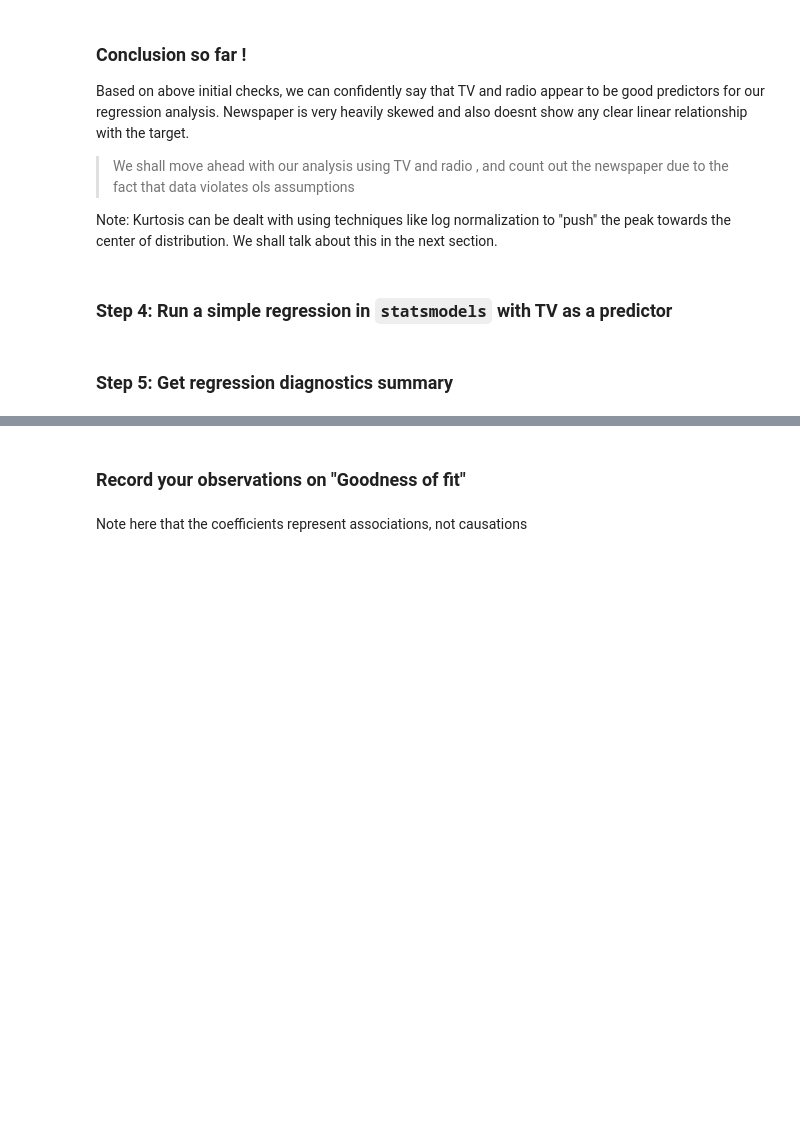
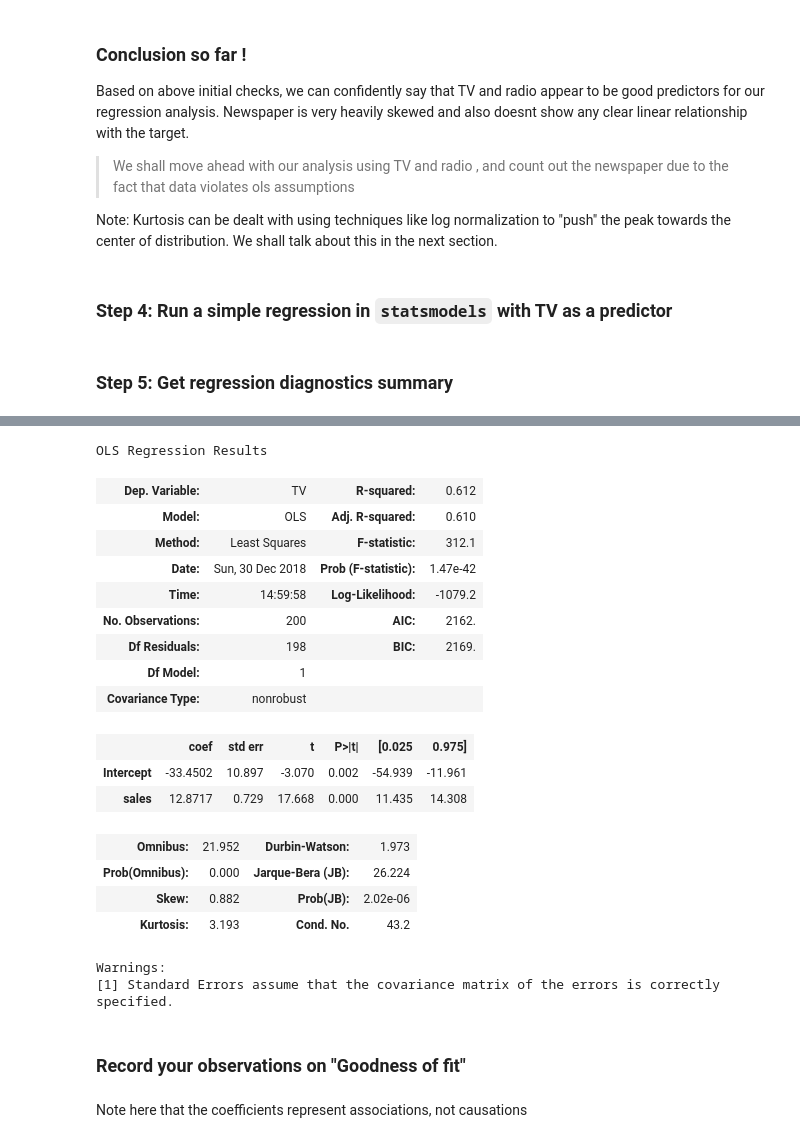
Before and after one commit to MissAle17/dsc-01-10-13-regression-statsmodels-lab-online-ds-sp-000, a Jupyter notebook: index.ipynb, the cells around one changed output, grey strips where cells are left out. Drawn from its saved outputs; the diff is of its cells as text; code cells hidden in the pictures; blank space fills up the shorter version.

```diff
--- a/index.ipynb
+++ b/index.ipynb
@@ -102,9 +100,14 @@ Note: Kurtosis can be dealt with using techniques like log normalization to "pus
 ### Step 4: Run a simple regression in `statsmodels` with TV as a predictor
 # %%
 # import libraries
-
+#done
 # build the formula
 
+f1= 'TV~sales'
+#f2='radio~sales'
+
 # create a fitted model in one line
+model1 = ols(formula=f1, data = df).fit()
+#model2 = ols(formula=f2, data =df).fit()
 # %% [markdown]
 ### Step 5: Get regression diagnostics summary
@@ -130,3 +114,25 @@ OLS Regression Results
+# %%
+model1.summary()
+# %% [output]
+OLS Regression Results
+| Dep. Variable: | TV | R-squared: | 0.612 |
+| Model: | OLS | Adj. R-squared: | 0.610 |
+| Method: | Least Squares | F-statistic: | 312.1 |
+| Date: | Sun, 30 Dec 2018 | Prob (F-statistic): | 1.47e-42 |
+| Time: | 14:59:58 | Log-Likelihood: | -1079.2 |
+| No. Observations: | 200 | AIC: | 2162. |
+| Df Residuals: | 198 | BIC: | 2169. |
+| Df Model: | 1 |  |  |
+| Covariance Type: | nonrobust |  |  |
+|  | coef | std err | t | P>|t| | [0.025 | 0.975] |
+| Intercept | -33.4502 | 10.897 | -3.070 | 0.002 | -54.939 | -11.961 |
+| sales | 12.8717 | 0.729 | 17.668 | 0.000 | 11.435 | 14.308 |
+| Omnibus: | 21.952 | Durbin-Watson: | 1.973 |
+| Prob(Omnibus): | 0.000 | Jarque-Bera (JB): | 26.224 |
+| Skew: | 0.882 | Prob(JB): | 2.02e-06 |
+| Kurtosis: | 3.193 | Cond. No. | 43.2 |
+Warnings:
+[1] Standard Errors assume that the covariance matrix of the errors is correctly specified.
 # %% [markdown]
 ### Record your observations on "Goodness of fit"
 # %% [markdown]
```
Also changed, not shown: parts of 13 cells of this notebook.
